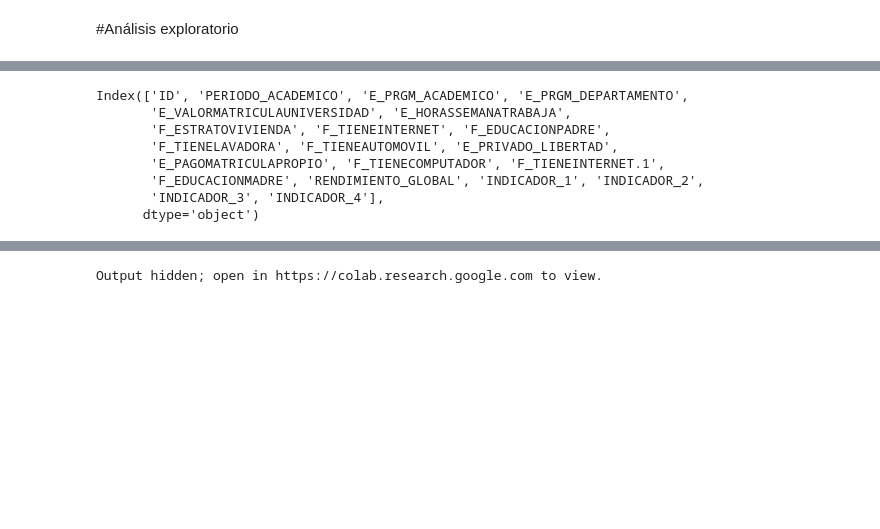
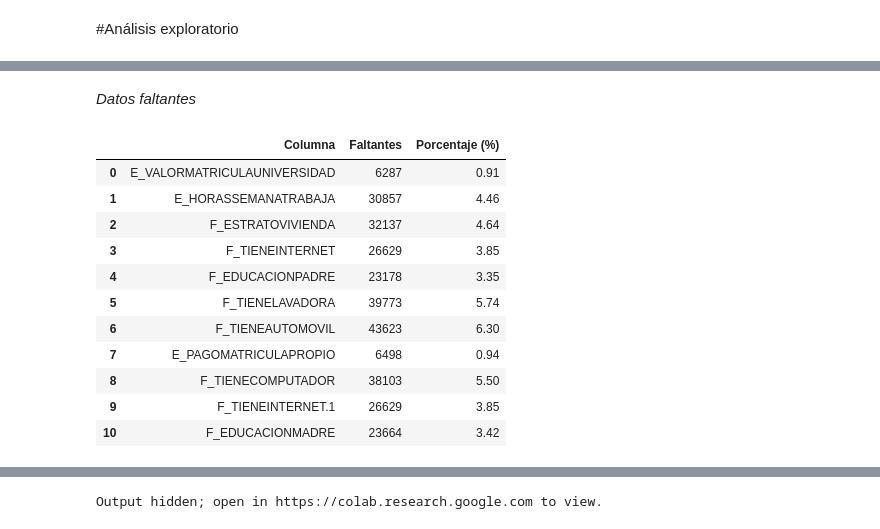
Before and after one commit to Pauladrea03/Entrega1_IA, a Jupyter notebook: 01 - exploración.ipynb, the cells around one changed output, grey strips where cells are left out. Cells and saved outputs as stored; diff of their text form; code cells hidden in the pictures; blank space fills up the shorter version.

```diff
--- a/01 - exploración.ipynb
+++ b/01 - exploración.ipynb
@@ -114,17 +107,38 @@ F_TIENEINTERNET                 object
 | INDICADOR_2 | 692500.0 | 0.259996 | 0.093480 | 0.0 | 0.212 | 0.271 | 0.309 | 0.487 |
 | INDICADOR_3 | 692500.0 | 0.262087 | 0.058862 | 0.0 | 0.254 | 0.276 | 0.293 | 0.320 |
 | INDICADOR_4 | 692500.0 | 0.262903 | 0.067944 | 0.0 | 0.255 | 0.285 | 0.303 | 0.332 |
-# %%
-df_train.columns
-# %% [output]
-Index(['ID', 'PERIODO_ACADEMICO', 'E_PRGM_ACADEMICO', 'E_PRGM_DEPARTAMENTO',
-       'E_VALORMATRICULAUNIVERSIDAD', 'E_HORASSEMANATRABAJA',
-       'F_ESTRATOVIVIENDA', 'F_TIENEINTERNET', 'F_EDUCACIONPADRE',
-       'F_TIENELAVADORA', 'F_TIENEAUTOMOVIL', 'E_PRIVADO_LIBERTAD',
-       'E_PAGOMATRICULAPROPIO', 'F_TIENECOMPUTADOR', 'F_TIENEINTERNET.1',
-       'F_EDUCACIONMADRE', 'RENDIMIENTO_GLOBAL', 'INDICADOR_1', 'INDICADOR_2',
-       'INDICADOR_3', 'INDICADOR_4'],
-      dtype='object')
+# %% [markdown]
+*Datos faltantes*
+# %%
+# Seleccionar solo las columnas de interés
+cols = [
+    'E_VALORMATRICULAUNIVERSIDAD', 'E_HORASSEMANATRABAJA',
+       'F_ESTRATOVIVIENDA', 'F_TIENEINTERNET', 'F_EDUCACIONPADRE',
+       'F_TIENELAVADORA', 'F_TIENEAUTOMOVIL', 'E_PAGOMATRICULAPROPIO',
+       'F_TIENECOMPUTADOR', 'F_TIENEINTERNET.1', 'F_EDUCACIONMADRE'
+]
+
+# Crear dataset de faltantes
+faltantes_df = pd.DataFrame({
+    "Columna": cols,
+    "Faltantes": df_train[cols].isnull().sum().values,
+    "Porcentaje (%)": (df_train[cols].isnull().mean().values * 100).round(2)
+})
+
+faltantes_df
+# %% [output]
+|  | Columna | Faltantes | Porcentaje (%) |
+| 0 | E_VALORMATRICULAUNIVERSIDAD | 6287 | 0.91 |
+| 1 | E_HORASSEMANATRABAJA | 30857 | 4.46 |
+| 2 | F_ESTRATOVIVIENDA | 32137 | 4.64 |
+| 3 | F_TIENEINTERNET | 26629 | 3.85 |
+| 4 | F_EDUCACIONPADRE | 23178 | 3.35 |
+| 5 | F_TIENELAVADORA | 39773 | 5.74 |
+| 6 | F_TIENEAUTOMOVIL | 43623 | 6.30 |
+| 7 | E_PAGOMATRICULAPROPIO | 6498 | 0.94 |
+| 8 | F_TIENECOMPUTADOR | 38103 | 5.50 |
+| 9 | F_TIENEINTERNET.1 | 26629 | 3.85 |
+| 10 | F_EDUCACIONMADRE | 23664 | 3.42 |
 # %%
 df_train['ID']=df_train['ID'].astype('object')
 df_train['PERIODO_ACADEMICO']=df_train['PERIODO_ACADEMICO'].astype('object')
```
Also changed, not shown: parts of 19 cells of this notebook.
